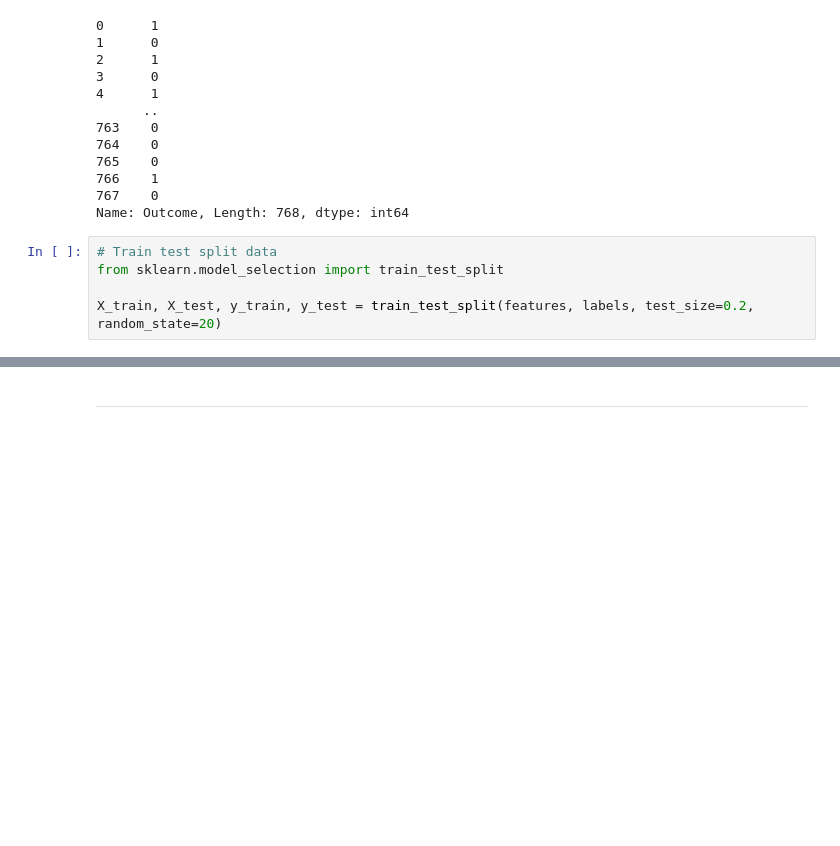
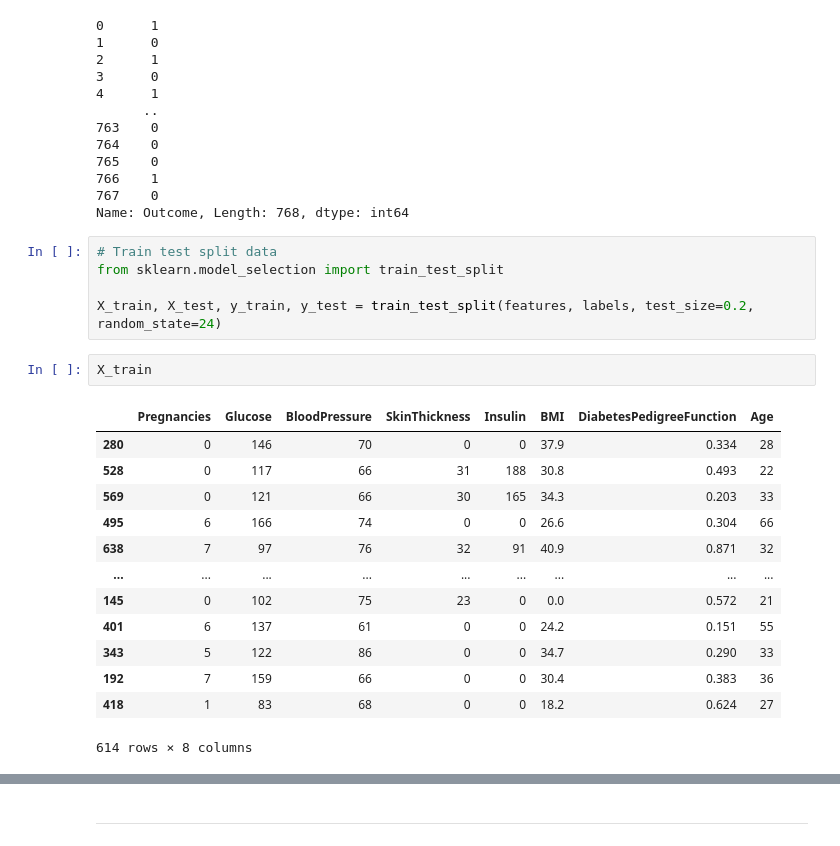
Before and after one commit to rudestewing/AIForIndonesiaBootcamp_CV, a Jupyter notebook: WeeklyAssesment/WeeklyAssessment-2/work.ipynb, the cells around one changed output, grey strips where cells are left out. Saved outputs shown, nothing was run; the diff lists cells and outputs as text; blank space fills up the shorter version.

```diff
--- a/WeeklyAssesment/WeeklyAssessment-2/work.ipynb
+++ b/WeeklyAssesment/WeeklyAssessment-2/work.ipynb
@@ -119,4 +119,20 @@ Name: Outcome, Length: 768, dtype: int64
 # Train test split data
 from sklearn.model_selection import train_test_split
 
-X_train, X_test, y_train, y_test = train_test_split(features, labels, test_size=0.2, random_state=20)
+X_train, X_test, y_train, y_test = train_test_split(features, labels, test_size=0.2, random_state=24)
+# %%
+X_train
+# %% [output]
+|  | Pregnancies | Glucose | BloodPressure | SkinThickness | Insulin | BMI | DiabetesPedigreeFunction | Age |
+| 280 | 0 | 146 | 70 | 0 | 0 | 37.9 | 0.334 | 28 |
+| 528 | 0 | 117 | 66 | 31 | 188 | 30.8 | 0.493 | 22 |
+| 569 | 0 | 121 | 66 | 30 | 165 | 34.3 | 0.203 | 33 |
+| 495 | 6 | 166 | 74 | 0 | 0 | 26.6 | 0.304 | 66 |
+| 638 | 7 | 97 | 76 | 32 | 91 | 40.9 | 0.871 | 32 |
+| ... | ... | ... | ... | ... | ... | ... | ... | ... |
+| 145 | 0 | 102 | 75 | 23 | 0 | 0.0 | 0.572 | 21 |
+| 401 | 6 | 137 | 61 | 0 | 0 | 24.2 | 0.151 | 55 |
+| 343 | 5 | 122 | 86 | 0 | 0 | 34.7 | 0.290 | 33 |
+| 192 | 7 | 159 | 66 | 0 | 0 | 30.4 | 0.383 | 36 |
+| 418 | 1 | 83 | 68 | 0 | 0 | 18.2 | 0.624 | 27 |
+614 rows × 8 columns
```
Also changed, not shown: parts of 43 cells of this notebook, 1 other file.
